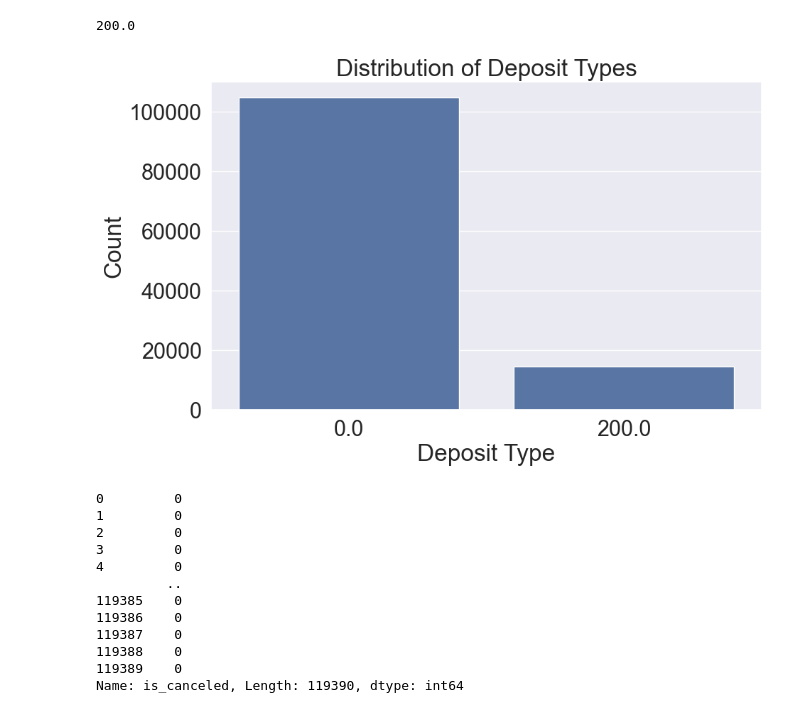
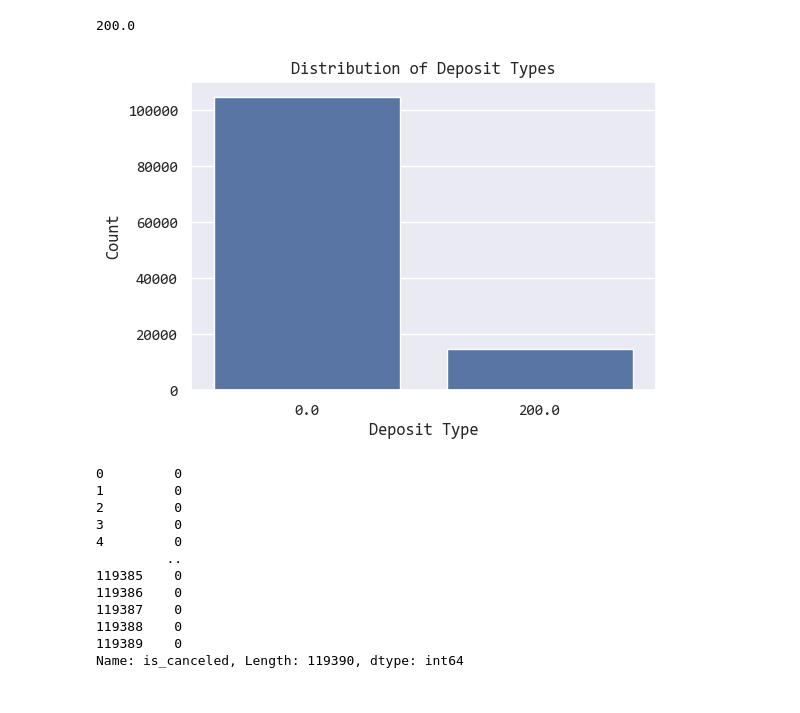
Before and after one commit to ursumarius/booking-cancellations-ML-intro, a Jupyter notebook: eda/hotel-booking-eda-intro-to-ml.ipynb, the cells around one changed output. Saved outputs shown, nothing was run; the diff lists cells and outputs as text; code cells hidden in the pictures.

```diff
--- a/eda/hotel-booking-eda-intro-to-ml.ipynb
+++ b/eda/hotel-booking-eda-intro-to-ml.ipynb
@@ -396,14 +396,15 @@ hotel_eng['deposit_type_encoded'].max()
 # %% [output]
 200.0
 # %%
-plt.figure(figsize=(10, 6))
+plt.figure(figsize=(6, 4))
+sns.set(font='Consolas', font_scale=1.0)
 sns.countplot(data=hotel_eng, x='deposit_type_encoded')
 plt.xlabel('Deposit Type')
 plt.ylabel('Count')
 plt.title('Distribution of Deposit Types')
 plt.show()
 # %% [output]
-[figure, old version]
+[figure, new version]
 # %%
 hotel_eng['is_canceled']
 # %% [output]
```
Also changed, not shown: parts of 7 cells of this notebook.
